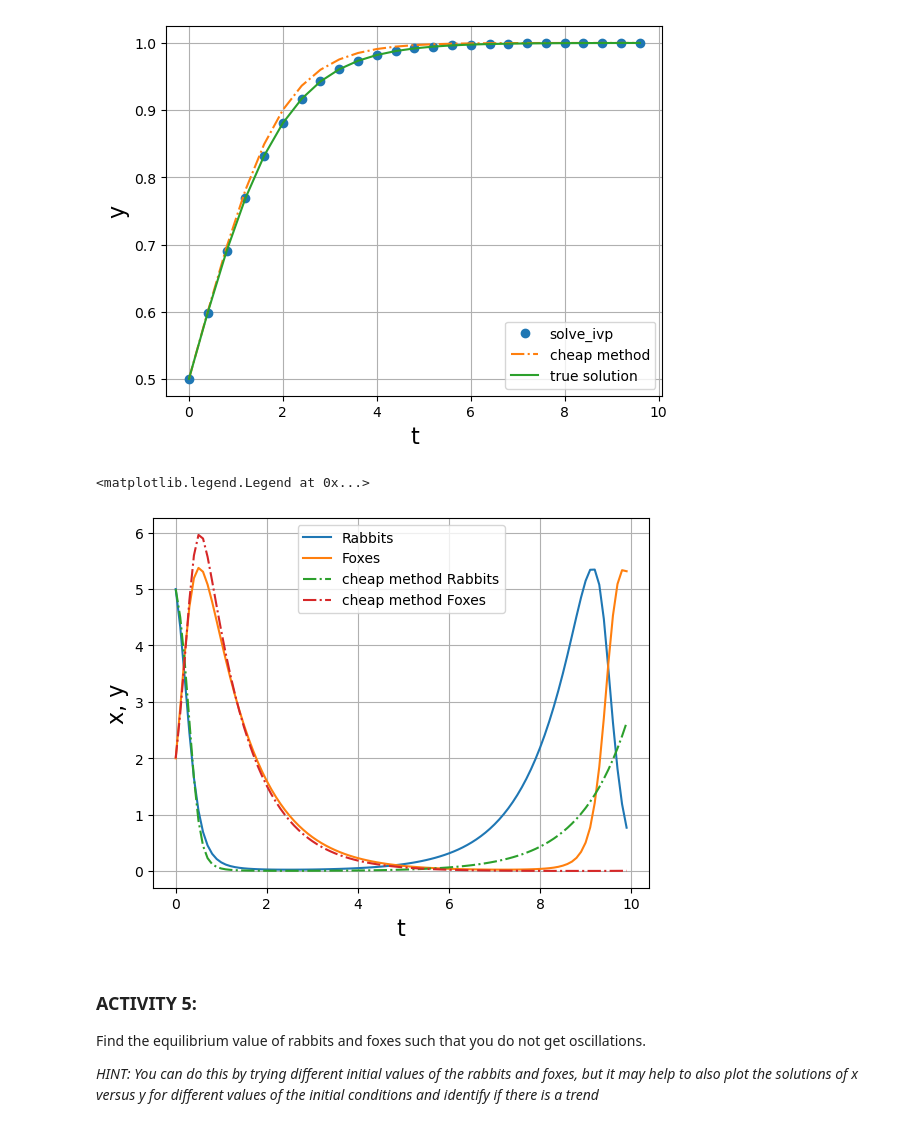
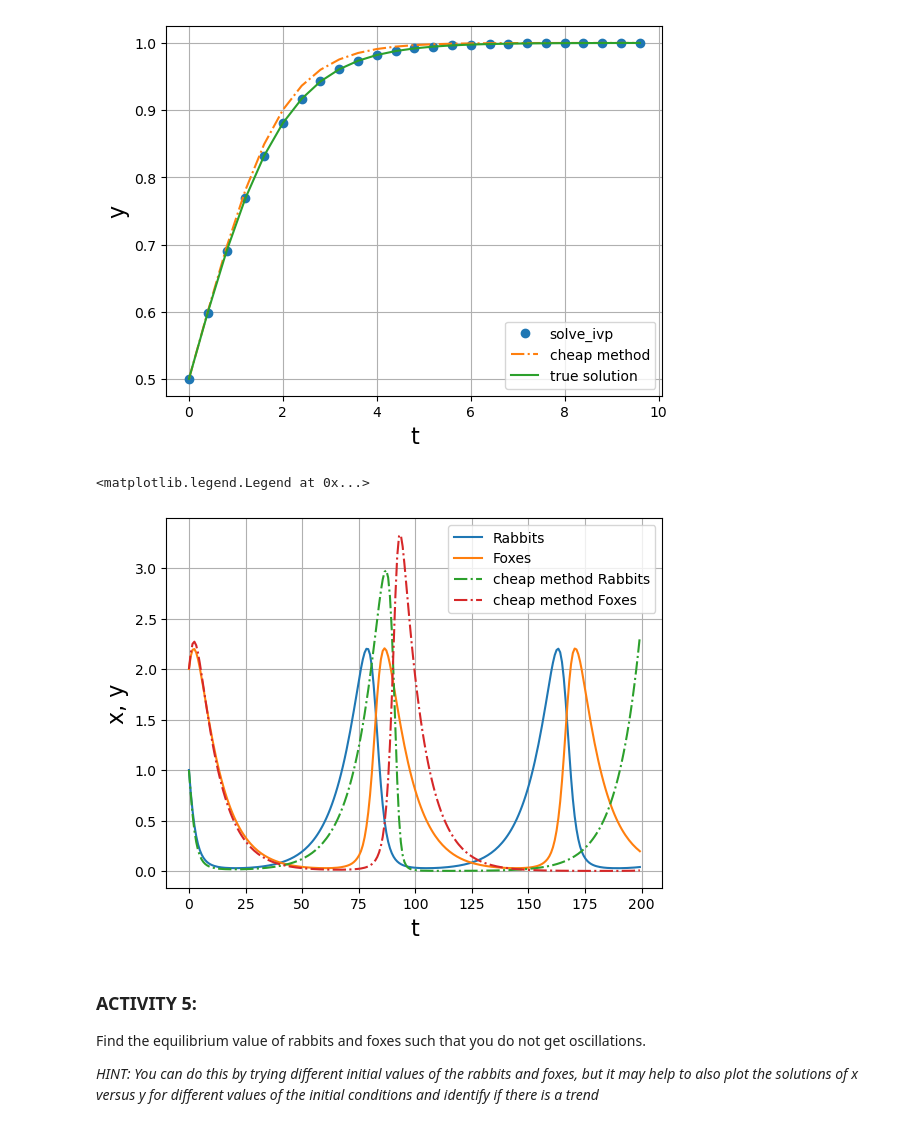
Before and after one commit to Vileh/Topics-In-Sci-Comp, a Jupyter notebook: Notebooks/Week3_LabExercises.ipynb, the cells around one changed output. Cells and saved outputs as stored; diff of their text form; code cells hidden in the pictures.

```diff
--- a/Notebooks/Week3_LabExercises.ipynb
+++ b/Notebooks/Week3_LabExercises.ipynb
@@ -295,47 +295,54 @@ plt.legend(loc='best')
 [figure]
 # %%
 # Your solution here for the predator-prey equations !
-def calculate_lv(t, xy, a=1, b=1, c=1, d=1):
+def calculate_lv(t, xy):
     """Returns the gradient dx/dt for the Lotka-Volterra equations"""
+
+    # Set the values of the ecosystem
+    a = 0.1
+    b = 0.2
+    c = 0.1
+    d = 0.2
+
     dxdt = a*xy[0] - b*xy[0]*xy[1]
     dydt = -c*xy[1] + d*xy[0]*xy[1]
     return np.array([dxdt, dydt])
 
-max_time = 10.0
-N_time_steps = 100
+max_time = 200.0
+N_time_steps = 250
 delta_t = max_time / N_time_steps
 t_solution = np.linspace(0.0, max_time-delta_t, N_time_steps) # values of independent variable
-xy0 = np.array([5, 2]) # an initial condition, x(0) = x0, note it needs to be an array
+xy0 = np.array([1.0, 2.0]) # an initial condition, x(0) = x0, note it needs to be an array
 
 solution_xy = solve_ivp(calculate_lv, [0,max_time], xy0,
                         method='RK45', t_eval=t_solution)
 
 # Now do it the "cheap" way
 # increase the number of steps to see how the solution changes
 solution_xy_cheap = np.zeros_like(t_solution, shape=(len(t_solution), 2))
 solution_xy_cheap[0] = xy0
 for itime, time in enumerate(t_solution) :
     if itime > 0 :
         change = calculate_lv(time, solution_xy_cheap[itime-1])
         solution_xy_cheap[itime] = solution_xy_cheap[itime-1] + change * delta_t
 
 plt.grid()
 plt.xlabel("t", fontsize=16)
 plt.ylabel("x, y", fontsize=16)
 
 #plt.plot(solution_x_y.t, solution_x_y.y[0], 'o', label="solve_ivp_x")
 plt.plot(solution_xy.t, solution_xy.y[0], '-', label="Rabbits")
 
 #plt.plot(solution_x_y.t, solution_x_y.y[1], 'o', label="solve_ivp_x")
 plt.plot(solution_xy.t, solution_xy.y[1], '-', label="Foxes")
 if 1:
     plt.plot(t_solution, solution_xy_cheap[:, 0], '-.',label="cheap method Rabbits")
     plt.plot(t_solution, solution_xy_cheap[:, 1], '-.',label="cheap method Foxes")
 
 plt.legend(loc='best')
 # %% [output]
 <matplotlib.legend.Legend at 0x...>
-[figure, old version]
+[figure, new version]
 # %% [markdown]
 ### ACTIVITY 5:
 
```
Also changed, not shown: parts of 4 cells of this notebook.
